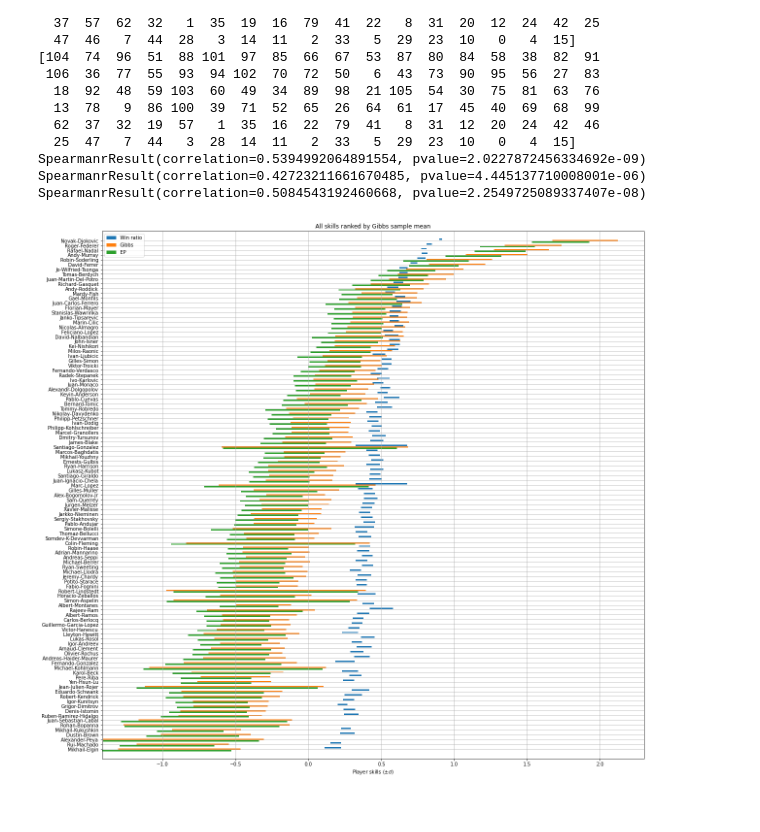
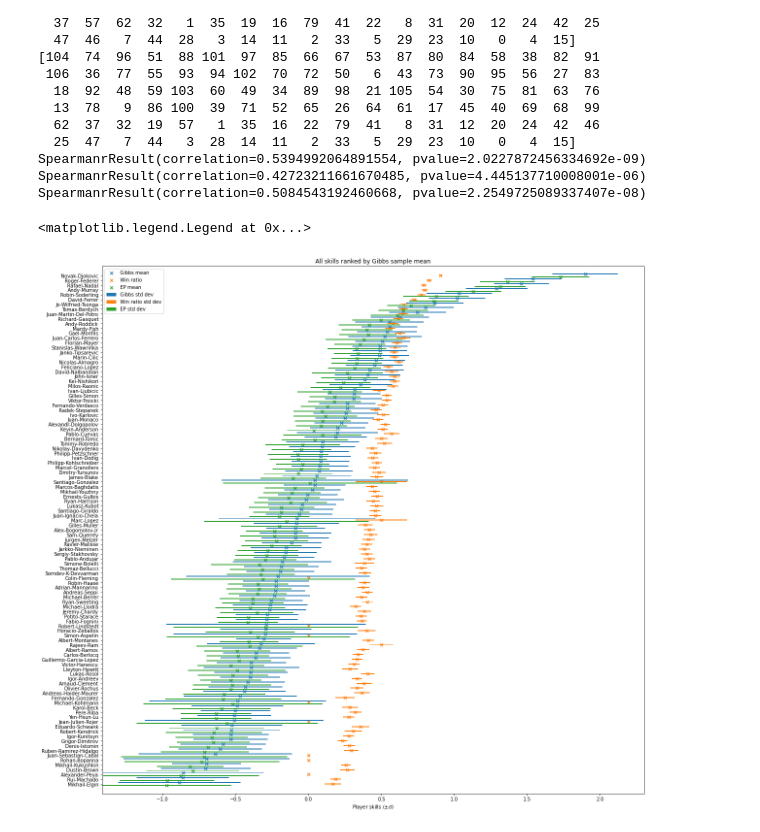
Before and after one commit to LozzaTray/4F10, a Jupyter notebook: C2/code/coursework2.ipynb, the cells around one changed output. Cells and saved outputs as stored; diff of their text form; code cells hidden in the pictures.

```diff
--- a/C2/code/coursework2.ipynb
+++ b/C2/code/coursework2.ipynb
@@ -400,20 +400,27 @@ SpearmanrResult(correlation=0.5084543192460668, pvalue=2.2549725089337407e-08)
 # %%
     mean = mean_player_skills
     std_dev = std_dev
 
     M = len(mean)
     xx = np.linspace(0, M, M)
     plt.figure(figsize=(20, 20))
     gibbs_rankings = np.argsort(gibbs_means)
     sorted_names = W[gibbs_rankings]
-    plt.barh(xx+0.3, height=0.3, width=2*gibbs_std[gibbs_rankings], left=gibbs_means[gibbs_rankings] - gibbs_std[gibbs_rankings], label="Gibbs")
-    plt.barh(xx, height=0.3, width=2*win_std[gibbs_rankings], left=win_ratio[gibbs_rankings]-win_std[gibbs_rankings], label="Win ratio")
-    plt.barh(xx-0.3, height=0.3, width=2*ep_std[gibbs_rankings], left=ep_means[gibbs_rankings]-ep_std[gibbs_rankings], label="EP")
+
+    plt.barh(xx+0.3, height=0.2, width=2*gibbs_std[gibbs_rankings], left=gibbs_means[gibbs_rankings] - gibbs_std[gibbs_rankings], label="Gibbs std dev")
+    plt.barh(xx, height=0.2, width=2*win_std[gibbs_rankings], left=win_ratio[gibbs_rankings]-win_std[gibbs_rankings], label="Win ratio std dev")
+    plt.barh(xx-0.3, height=0.2, width=2*ep_std[gibbs_rankings], left=ep_means[gibbs_rankings]-ep_std[gibbs_rankings], label="EP std dev")
+
+    plt.scatter(gibbs_means[gibbs_rankings], xx+0.3, marker="x", color="C0", label="Gibbs mean")
+    plt.scatter(win_ratio[gibbs_rankings], xx, marker="x", color="C1", label="Win ratio")
+    plt.scatter(ep_means[gibbs_rankings], xx-0.3, marker="x", color="C2", label="EP mean")
+
+
     plt.yticks(xx, labels=sorted_names[:, 0])
     plt.ylim([-2, 109])
     plt.xlabel("Player skills ($\pm \sigma$)")
     plt.title("All skills ranked by Gibbs sample mean")
     plt.legend()
-    plt.grid()
 # %% [output]
+<matplotlib.legend.Legend at 0x...>
-[figure, old version]
+[figure, new version]
```
Also changed, not shown: 7 other files.
